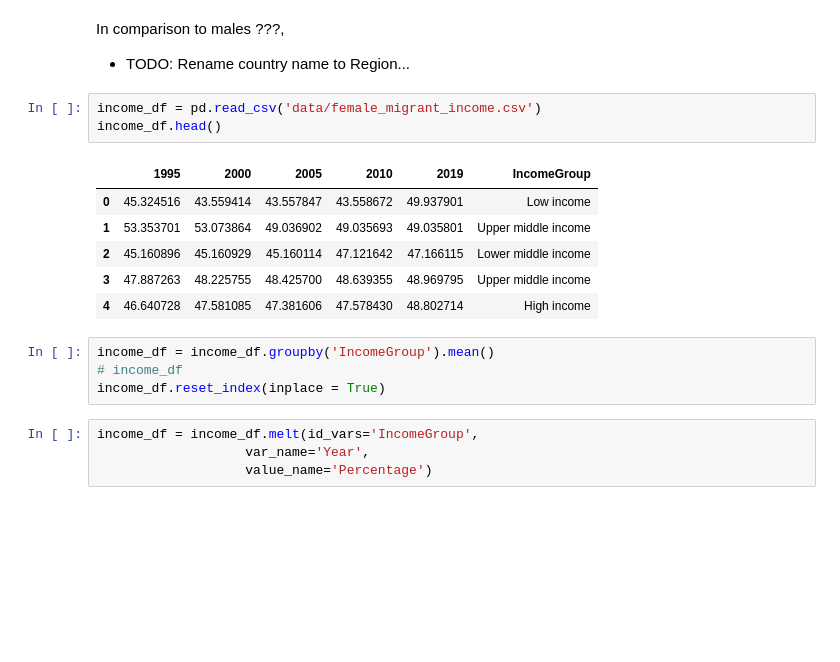
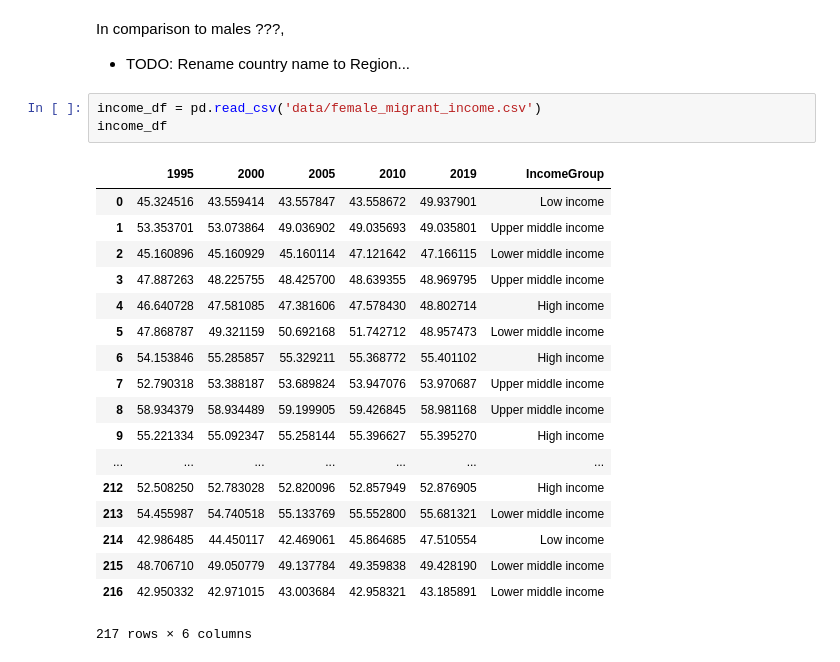
Before and after one commit to HamoyeHQ/GFP-21-Pytorch, a Jupyter notebook: exploratory_data_analysis.ipynb, the cells around one changed output. Cells and saved outputs as stored; diff of their text form; blank space fills up the shorter version.

```diff
--- a/exploratory_data_analysis.ipynb
+++ b/exploratory_data_analysis.ipynb
@@ -292,19 +309,23 @@ In comparison to males ???,
 - TODO: Rename country name to Region...
 # %%
 income_df = pd.read_csv('data/female_migrant_income.csv')
-income_df.head()
+income_df
 # %% [output]
 |  | 1995 | 2000 | 2005 | 2010 | 2019 | IncomeGroup |
 | 0 | 45.324516 | 43.559414 | 43.557847 | 43.558672 | 49.937901 | Low income |
 | 1 | 53.353701 | 53.073864 | 49.036902 | 49.035693 | 49.035801 | Upper middle income |
 | 2 | 45.160896 | 45.160929 | 45.160114 | 47.121642 | 47.166115 | Lower middle income |
 | 3 | 47.887263 | 48.225755 | 48.425700 | 48.639355 | 48.969795 | Upper middle income |
 | 4 | 46.640728 | 47.581085 | 47.381606 | 47.578430 | 48.802714 | High income |
+| 5 | 47.868787 | 49.321159 | 50.692168 | 51.742712 | 48.957473 | Lower middle income |
+| 6 | 54.153846 | 55.285857 | 55.329211 | 55.368772 | 55.401102 | High income |
+| 7 | 52.790318 | 53.388187 | 53.689824 | 53.947076 | 53.970687 | Upper middle income |
+| 8 | 58.934379 | 58.934489 | 59.199905 | 59.426845 | 58.981168 | Upper middle income |
+| 9 | 55.221334 | 55.092347 | 55.258144 | 55.396627 | 55.395270 | High income |
+| ... | ... | ... | ... | ... | ... | ... |
+| 212 | 52.508250 | 52.783028 | 52.820096 | 52.857949 | 52.876905 | High income |
+| 213 | 54.455987 | 54.740518 | 55.133769 | 55.552800 | 55.681321 | Lower middle income |
+| 214 | 42.986485 | 44.450117 | 42.469061 | 45.864685 | 47.510554 | Low income |
+| 215 | 48.706710 | 49.050779 | 49.137784 | 49.359838 | 49.428190 | Lower middle income |
+| 216 | 42.950332 | 42.971015 | 43.003684 | 42.958321 | 43.185891 | Lower middle income |
+217 rows × 6 columns
-# %%
-income_df = income_df.groupby('IncomeGroup').mean()
-# income_df
-income_df.reset_index(inplace = True)
-# %%
-income_df = income_df.melt(id_vars='IncomeGroup',
-                   var_name='Year',
-                   value_name='Percentage')
```
Also changed, not shown: parts of 18 cells of this notebook, 9 other files.
